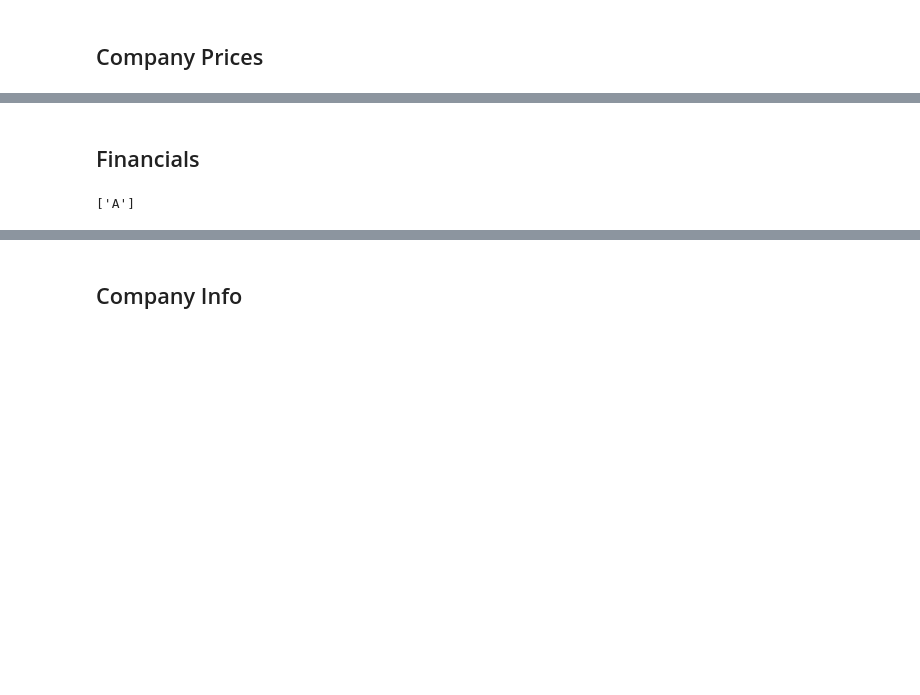
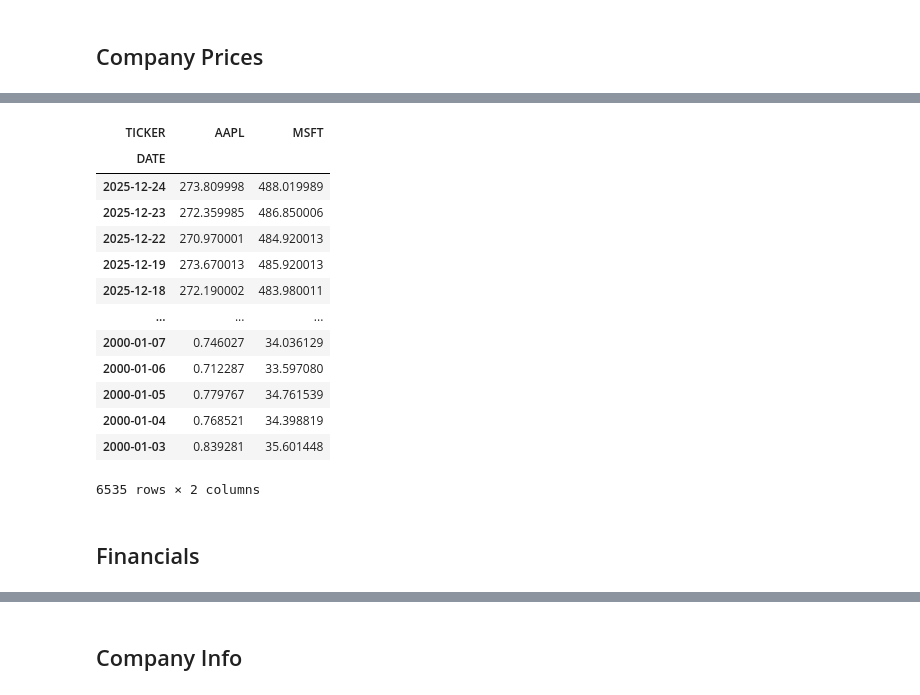
Before and after one commit to Code-And-Capital/finance, a Jupyter notebook: notebooks/pull_data.ipynb, the cells around one changed output, grey strips where cells are left out. Drawn from its saved outputs; the diff is of its cells as text; code cells hidden in the pictures; blank space fills up the shorter version.

```diff
--- a/notebooks/pull_data.ipynb
+++ b/notebooks/pull_data.ipynb
@@ -161,36 +119,19 @@ sql_utils.read_sql_table("CODE_CAPITAL", query=query)
+# %%
+prices.get_prices(tickers=["AAPL", "MSFT"]).sort_index(ascending=False)
+# %% [output]
+| TICKER | AAPL | MSFT |
+| DATE |  |  |
+| 2025-12-24 | 273.809998 | 488.019989 |
+| 2025-12-23 | 272.359985 | 486.850006 |
+| 2025-12-22 | 270.970001 | 484.920013 |
+| 2025-12-19 | 273.670013 | 485.920013 |
+| 2025-12-18 | 272.190002 | 483.980011 |
+| ... | ... | ... |
+| 2000-01-07 | 0.746027 | 34.036129 |
+| 2000-01-06 | 0.712287 | 33.597080 |
+| 2000-01-05 | 0.779767 | 34.761539 |
+| 2000-01-04 | 0.768521 | 34.398819 |
+| 2000-01-03 | 0.839281 | 35.601448 |
+6535 rows × 2 columns
 # %% [markdown]
 ## Financials
-# %%
-def find_missing_tickers(df, ticker_list):
-    """
-    Ensures all tickers in ticker_list appear in df.
-    Adds missing tickers with today's date as start_date.
-    """
-
-    # Find tickers that are missing from the dataframe
-    existing = set(df["TICKER"])
-    missing = [t for t in ticker_list if t not in existing]
-
-    return missing
-
-
-query = """
-SELECT DISTINCT TICKER
-FROM company_info
-WHERE DATE = (
-    SELECT DATE
-    FROM company_info
-    GROUP BY DATE
-    HAVING COUNT(*) > 10
-    ORDER BY DATE DESC
-    LIMIT 1
-)
-"""
-
-t = sql_utils.read_sql_table(query=query, database_name="CODE_CAPITAL")
-
-missing = find_missing_tickers(t, all_indices["TICKER"].unique())
-
-missing
-# %% [output]
-['A']
```
Also changed, not shown: parts of 20 cells of this notebook, 16 other files.
